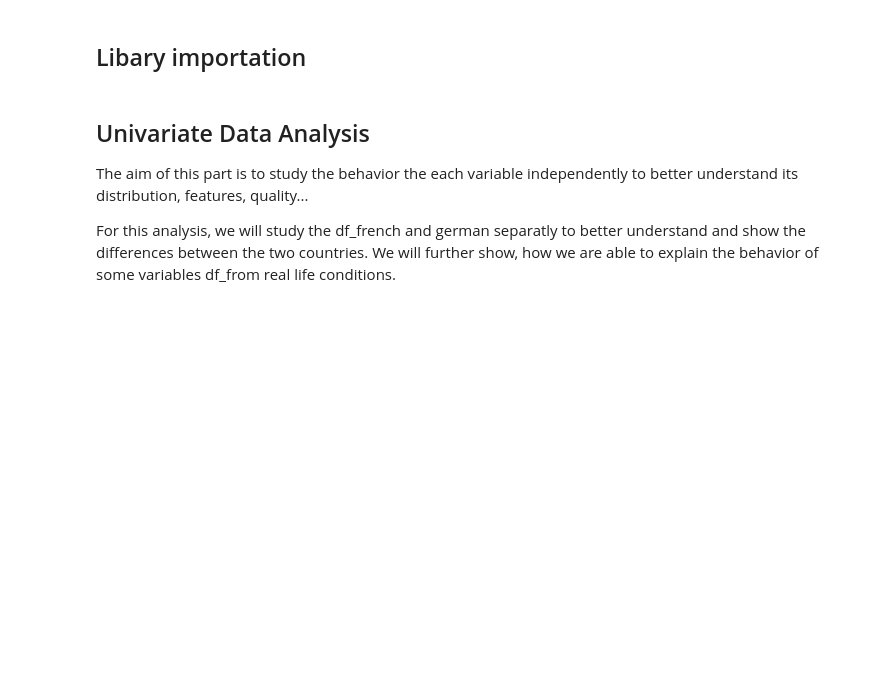
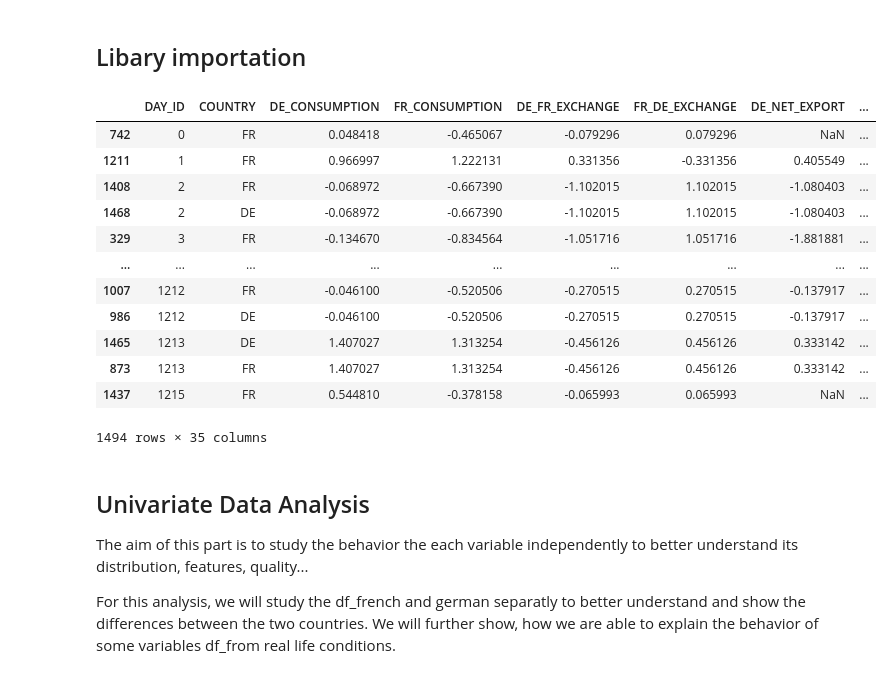
Before and after one commit to margauxgirona/project-ML, a Jupyter notebook: Univariate_data_analysis.ipynb, the cells around one changed output. Cells and saved outputs as stored; diff of their text form; code cells hidden in the pictures; blank space fills up the shorter version.

```diff
--- a/Univariate_data_analysis.ipynb
+++ b/Univariate_data_analysis.ipynb
@@ -20,6 +20,22 @@ df = pd.concat([X, y], axis=1)
 # Drop the second-to-last column if needed
 df = df.drop(df.columns[-2], axis=1)
 df = df.sort_values("DAY_ID")
+# %%
+df
+# %% [output]
+|  | DAY_ID | COUNTRY | DE_CONSUMPTION | FR_CONSUMPTION | DE_FR_EXCHANGE | FR_DE_EXCHANGE | DE_NET_EXPORT | ... |
+| 742 | 0 | FR | 0.048418 | -0.465067 | -0.079296 | 0.079296 | NaN | ... |
+| 1211 | 1 | FR | 0.966997 | 1.222131 | 0.331356 | -0.331356 | 0.405549 | ... |
+| 1408 | 2 | FR | -0.068972 | -0.667390 | -1.102015 | 1.102015 | -1.080403 | ... |
+| 1468 | 2 | DE | -0.068972 | -0.667390 | -1.102015 | 1.102015 | -1.080403 | ... |
+| 329 | 3 | FR | -0.134670 | -0.834564 | -1.051716 | 1.051716 | -1.881881 | ... |
+| ... | ... | ... | ... | ... | ... | ... | ... | ... |
+| 1007 | 1212 | FR | -0.046100 | -0.520506 | -0.270515 | 0.270515 | -0.137917 | ... |
+| 986 | 1212 | DE | -0.046100 | -0.520506 | -0.270515 | 0.270515 | -0.137917 | ... |
+| 1465 | 1213 | DE | 1.407027 | 1.313254 | -0.456126 | 0.456126 | 0.333142 | ... |
+| 873 | 1213 | FR | 1.407027 | 1.313254 | -0.456126 | 0.456126 | 0.333142 | ... |
+| 1437 | 1215 | FR | 0.544810 | -0.378158 | -0.065993 | 0.065993 | NaN | ... |
+1494 rows × 35 columns
 # %% [markdown]
 ## Univariate Data Analysis
 
```
Also changed, not shown: parts of 11 cells of this notebook, 1 other file.
